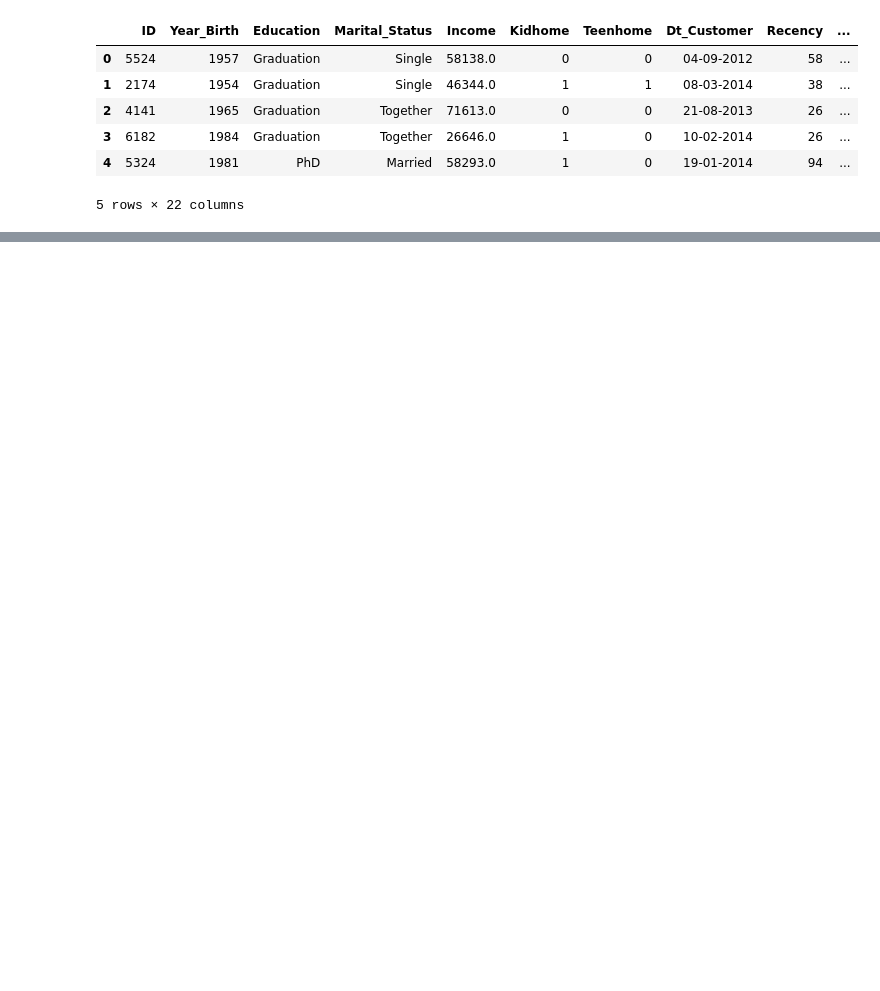
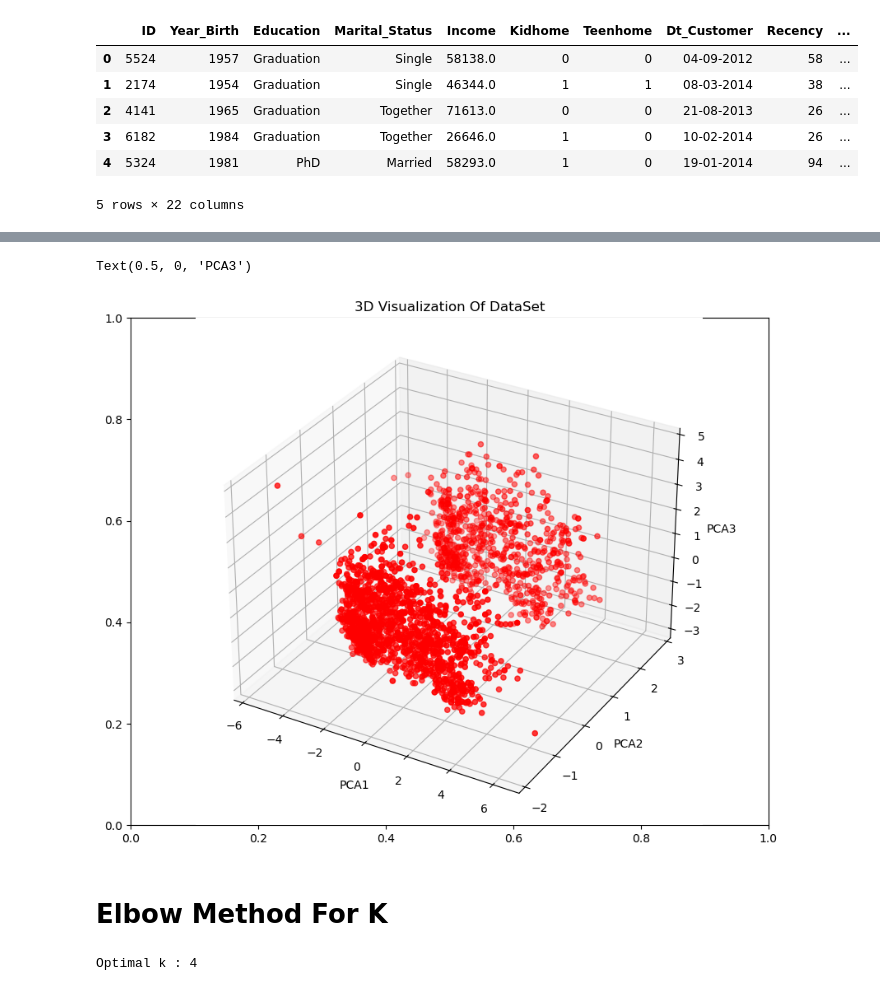
Before and after one commit to ankurgangwar4575-tech/SmartCart-Clustering-System, a Jupyter notebook: notebooks/SmartClustering.ipynb, the cells around one changed output, grey strips where cells are left out. Drawn from its saved outputs; the diff is of its cells as text; code cells hidden in the pictures; blank space fills up the shorter version.

```diff
--- a/notebooks/SmartClustering.ipynb
+++ b/notebooks/SmartClustering.ipynb
@@ -16,0 +294,13 @@ customers_data.head()
+# %%
+fig=plt.figure(figsize=(10,8))
+plt.title("3D Visualization Of DataSet")
+ax=fig.add_subplot(111,projection="3d")
+ax.scatter(x_pca[:,0],x_pca[:,1],x_pca[:,2],c="red")
+ax.set_xlabel("PCA1")
+ax.set_ylabel("PCA2")
+ax.set_zlabel("PCA3")
+# %% [output]
+Text(0.5, 0, 'PCA3')
+[figure, added]
+# %% [markdown]
+# Elbow Method For K
@@ -16,0 +315,6 @@ customers_data.head()
+# %%
+knee=KneeLocator(range(1,11),wcss,curve="convex",direction="decreasing")
+optimal_k=knee.elbow
+print(f"Optimal k : {optimal_k}")
+# %% [output]
+Optimal k : 4
```
Also changed, not shown: parts of 55 cells of this notebook.
